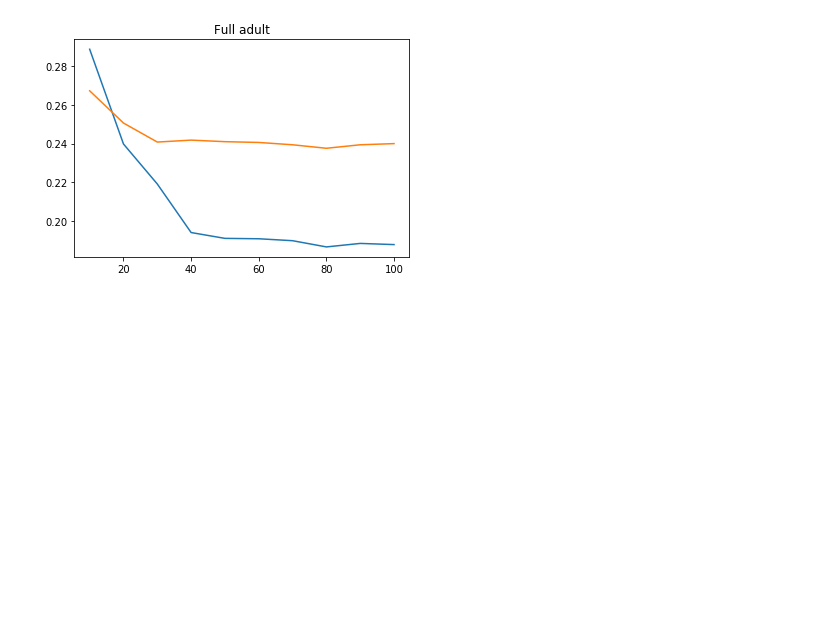
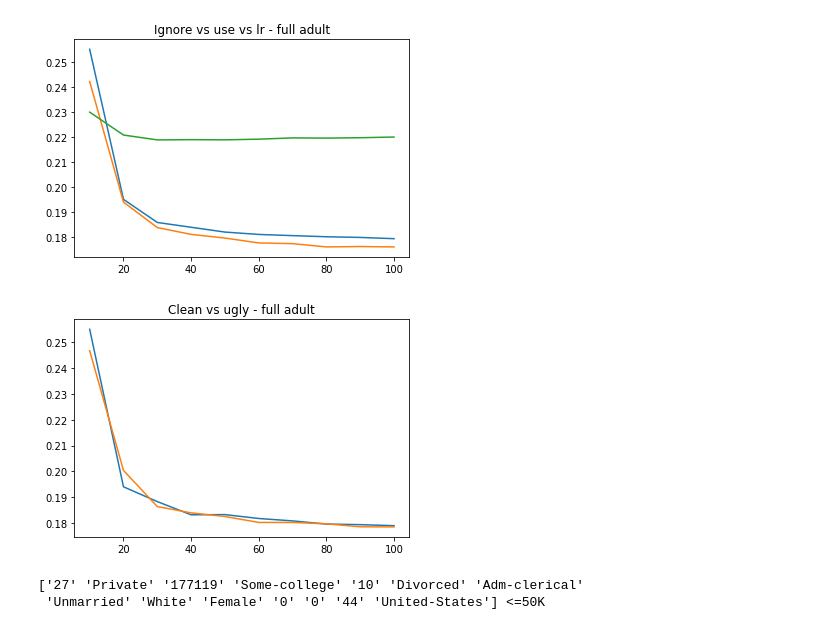
Before and after one commit to indjev99/Small-Projects, a Jupyter notebook: Univeristy-Assignments/ML-Naive-Bayes-vs-Logistic-Regression/NB_vs_LR.ipynb, the cells around one changed output. Saved outputs shown, nothing was run; the diff lists cells and outputs as text; code cells hidden in the pictures; blank space fills up the shorter version.

Commit message:
One hot encoding, bernoulli, ugly dataset for demo

```diff
--- a/Univeristy-Assignments/ML-Naive-Bayes-vs-Logistic-Regression/NB_vs_LR.ipynb
+++ b/Univeristy-Assignments/ML-Naive-Bayes-vs-Logistic-Regression/NB_vs_LR.ipynb
@@ -75,11 +99,11 @@ class NBC:
             indices = np.where(y == lab)[0]
             X_by_class[lab] = np.take(X, indices, axis=0)
 
-        # find feature classes
+        # find cathegorical feature classes
         num_features = len(self.feature_types)
         feature_lables = dict()
         for i in range(num_features):
-            if self.feature_types[i] != 'n' and self.feature_types[i] != 'r':
+            if self.feature_types[i] == 'c':
                 data = X[:, i]
                 if len(missing) > i:
                     ms = missing[i]
@@ -89,19 +113,25 @@ class NBC:
         # fit models
         self.models = dict()
         for lab in labels:
-            self.models[lab] = dict()
+            self.models[lab] = list()
             for i in range(num_features):
                 data = X_by_class[lab][:, i]
                 if len(missing) > i:
                     ms = missing[i]
                     data = data[data != ms]
-                if self.feature_types[i] == 'n':
+                feature_type = self.feature_types[i]
+                if feature_type == 'n':
                     model = EmptyModel()
-                elif self.feature_types[i] == 'r':
+                elif feature_type == 'b':
+                    model = BernoulliModel(data)
+                elif feature_type == 'c':
+                    model = MultinoulliModel(data, feature_lables[i])
+                elif feature_type == 'r':
                     model = GausianModel(data)
                 else:
-                    model = MultinomialModel(data, feature_lables[i])
-                self.models[lab][i] = model
+                    model = EmptyModel()
+                    raise Exception('Unknown feature type {}.'.format(feature_type))
+                self.models[lab].append(model)
 
     def predict(self, X):
         n = len(self.feature_types)
@@ -114,6 +144,9 @@ class NBC:
         lab_log_probs = np.array(list(map(get_lab_log_prob, self.labels)))
         lab_idxs = np.argmax(lab_log_probs, axis=0)
         return self.labels[lab_idxs]
+
+    def __str__(self):
+        return str(self.models)
 # %%
 # Shuffle a dataset
 
@@ -188,6 +239,9 @@ def load_adult_dataset():
 
 def load_full_adult_dataset():
     return cp.load(open('adult_full.pickle', 'rb'))
+
+def load_ugly_adult_dataset():
+    return cp.load(open('adult_ugly.pickle', 'rb'))
 # %%
 X, y = load_iris_dataset()
 nbc = NBC(feature_types='rrrr')
@@ -217,8 +274,28 @@ plot_learning_curves('Adult', [nbc, lrc], X, y, iters=50)
 # %%
 X , y = load_full_adult_dataset()
-X = X[:500]
-y = y[:500]
-nbc = NBC(feature_types='rcrcrcccccrrrc', missing=np.repeat(-1, 16))
-plot_learning_curves('Full adult', [nbc, lrc], X, y, iters=50)
+X = X[:1000]
+y = y[:1000]
+X_ohe = one_hot_encode(X, 'nynynyyyyynnny',  missing=np.repeat(-1, 16))
+nbc_i = NBC(feature_types='rcrcrcccccrrrc', missing=np.repeat(-1, 16))
+nbc_u = NBC(feature_types='rcrcrcccccrrrc')
+plot_learning_curves('Ignore vs use vs lr - full adult', [(nbc_i, X, y), (nbc_u, X, y), (lrc, X_ohe, y)])
 # %% [output]
-[figure, old version]
+[figure, new version]
+# %%
+X_c , y_c = load_full_adult_dataset()
+X_c = X_c[:1000]
+y_c = y_c[:1000]
+X_u, y_u = load_ugly_adult_dataset()
+X_u = X_u[:1000]
+y_u = y_u[:1000]
+nbc_c = NBC(feature_types='rcrcrcccccrrrc', missing=np.repeat(-1, 16))
+nbc_u = NBC(feature_types='rcrcrcccccrrrc', missing=np.repeat('?', 16))
+plot_learning_curves('Clean vs ugly - full adult', [(nbc_c, X_c, y_c), (nbc_u, X_u, y_u)])
+# %% [output]
+[figure, added]
+# %%
+X_u, y_u = load_ugly_adult_dataset()
+print(X_u[0], y_u[0])
+# %% [output]
+['27' 'Private' '177119' 'Some-college' '10' 'Divorced' 'Adm-clerical'
+ 'Unmarried' 'White' 'Female' '0' '0' '44' 'United-States'] <=50K
```
Also changed, not shown: parts of 9 cells of this notebook, 2 other files.
